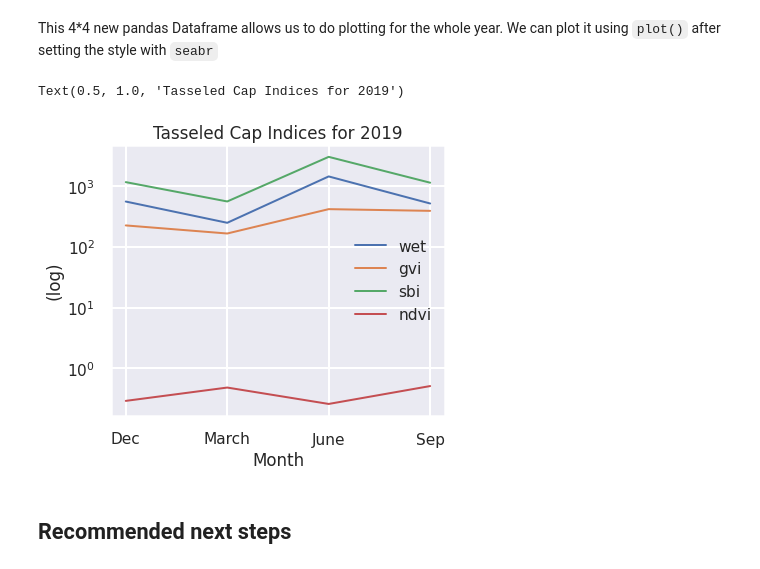
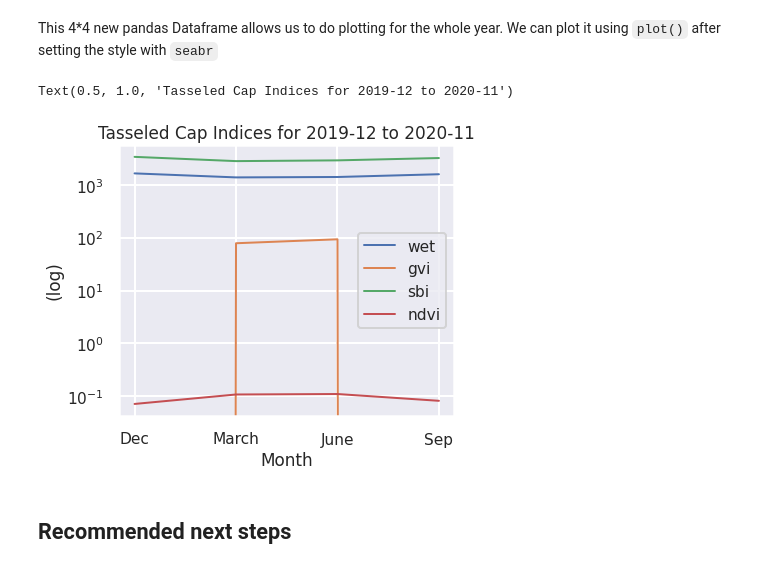
Before and after one commit to eo2cube/eo2cube_notebooks, a Jupyter notebook: get_started/intro_to_eo2cube/07_basic_analysis.ipynb, the cells around one changed output. Drawn from its saved outputs; the diff is of its cells as text; code cells hidden in the pictures.

Commit message:
add analysis for namibia

```diff
--- a/get_started/intro_to_eo2cube/07_basic_analysis.ipynb
+++ b/get_started/intro_to_eo2cube/07_basic_analysis.ipynb
@@ -117,6 +139,11 @@ Shape of the 3-layered array:  (3, 3174, 3366)
 # %%
-ax = plt.subplot(projection=ccrs.UTM('30N')) #set projection to pre-defined CRS
-da_rgb.plot.imshow(ax=ax, rgb='band', transform=ccrs.UTM('30N'), robust=True)
+# Namibia
+ax = plt.subplot(projection=ccrs.UTM('33S')) #set projection to pre-defined CRS; CRS can be checked using `aoi.crs`.
+da_rgb.plot.imshow(ax=ax, rgb='band', transform=ccrs.UTM('33S'), robust=True)
+
+# Burkina Faso
+#ax = plt.subplot(projection=ccrs.UTM('30N')) #set projection to pre-defined CRS
+#da_rgb.plot.imshow(ax=ax, rgb='band', transform=ccrs.UTM('30N'), robust=True)
 
 plt.show()
 # %% [output]
@@ -156,14 +183,21 @@ Tasseled cap transformation is a common method for vegetation analysis. It trans
 #NDVI
 ndvi = (ds_grp.nir - ds_grp.red)/(ds_grp.nir+ds_grp.red)
 
+# For Namibia and Bavaria
 # Tasseled Cap Wetness
 wet = 0.1509*ds_grp.blue + 0.1973*ds_grp.green + 0.3279*ds_grp.red + 0.3406*ds_grp.nir - 0.711211 - 0.457212
-
 # Tasseled Cap Green Vegetation
 gvi = -0.2848*ds_grp.blue-0.2435*ds_grp.green-0.5436*ds_grp.red + 0.7243*ds_grp.nir + 0.084011 - 0.180012
+# Tasseled Cap Soil Brightness
+sbi = 0.332*ds_grp.green + 0.603*ds_grp.red + 0.675*ds_grp.red_edge2 + 0.262*ds_grp.narrow_nir
 
+# For Burkina Faso (due to different naming of spectral bands)
+# Tasseled Cap Wetness
+#wet = 0.1509*ds_grp.blue + 0.1973*ds_grp.green + 0.3279*ds_grp.red + 0.3406*ds_grp.nir - 0.711211 - 0.457212
+# Tasseled Cap Green Vegetation
+#gvi = -0.2848*ds_grp.blue-0.2435*ds_grp.green-0.5436*ds_grp.red + 0.7243*ds_grp.nir + 0.084011 - 0.180012
 # Tasseled Cap Soil Brightness
-sbi = 0.332*ds_grp.green + 0.603*ds_grp.red + 0.675*ds_grp.veg6 + 0.262*ds_grp.narrow_nir
+#sbi = 0.332*ds_grp.green + 0.603*ds_grp.red + 0.675*ds_grp.veg6 + 0.262*ds_grp.narrow_nir
 # %% [markdown]
 After calculating the indices, we can put them into our dataset using `assign()` function.
 
@@ -233,6 +247,7 @@ After cliping the area, we can perform some basic analysis using our Tasseled ca
 
 ***Tip: sns.set(font_scale) is a function from seaborn library to scale all texts with a single factor.***
 # %%
+ds_input = ds_grp # Define the dataset to be plotted
 mylist = ["DJF", "MAM", "JJA", "SON"] #arrange seasons into our list
 c = ['viridis','YlGn','gnuplot2','RdYlGn'] #the list of color maps
 
@@ -240,10 +255,10 @@ sns.set(font_scale=1.5) #scale the texts in plot to 1.5
 fig, axes = plt.subplots(nrows=4, ncols=4, figsize=(20,20)) #plot subplots
 
 for i, sea in enumerate(mylist):
-    ds_clip['wet'].sel(season=sea).plot(ax=axes[0,i], vmin=wet.min(), vmax=wet.max(), cmap=c[0], robust=True)
-    ds_clip['gvi'].sel(season=sea).plot(ax=axes[1,i], vmin=gvi.min(), vmax=gvi.max(), cmap=c[1], robust=True)
-    ds_clip['sbi'].sel(season=sea).plot(ax=axes[2,i], vmin=sbi.min(), vmax=sbi.max(), cmap=c[2], robust=True)
-    ds_clip['ndvi'].sel(season=sea).plot(ax=axes[3,i], vmin=ndvi.min(), vmax=ndvi.max(), cmap=c[3], robust=True)
+    ds_input['wet'].sel(season=sea).plot(ax=axes[0,i], vmin=wet.min(), vmax=wet.max(), cmap=c[0], robust=True)
+    ds_input['gvi'].sel(season=sea).plot(ax=axes[1,i], vmin=gvi.min(), vmax=gvi.max(), cmap=c[1], robust=True)
+    ds_input['sbi'].sel(season=sea).plot(ax=axes[2,i], vmin=sbi.min(), vmax=sbi.max(), cmap=c[2], robust=True)
+    ds_input['ndvi'].sel(season=sea).plot(ax=axes[3,i], vmin=ndvi.min(), vmax=ndvi.max(), cmap=c[3], robust=True)
 
 for i, ax in enumerate(axes.flatten()):
     ax.set_title(mylist[i%4]) #plot subtitles
@@ -256,5 +271,5 @@ for ax in axes.flat:
 
 plt.axis("off") #remove all axis
 plt.tight_layout() #adjust excessive padding
-fig.suptitle('Seasonal Median 2019', fontsize=28, y=1.02) #main plot title
+fig.suptitle('Seasonal Median 2019 ~ 2020', fontsize=28, y=1.02) #main plot title
 # %% [output]
@@ -276,0 +295,6 @@ def zonal(df):
+# %%
+df_all = pd.DataFrame()
+for i in ["wet", 'gvi', 'sbi', 'ndvi']:
+    df_new = ds_grp[i].median(axis=(1,2)).to_dataframe().drop(columns=['spatial_ref'])
+    df_all = pd.concat([df_all, df_new], axis=1)
+df_all
@@ -291,20 +312,20 @@ This 4*4 new pandas Dataframe allows us to do plotting for the whole year. We ca
 # %%
 # define figure style
 sns.set_style('darkgrid')
 sns.set_context("poster", font_scale = .7)
 
 # plot
-ax = df_new.plot(figsize=[6,5], linewidth=2)
+ax = df_all.plot(figsize=[6,5], linewidth=2)
 
 # layout
 ax.set_yscale('log')
 plt.ylabel("(log)")
 plt.xlabel("Month")
 plt.xticks([0, 1, 2, 3], ['Dec', 'March', 'June', 'Sep'])
-plt.title("Tasseled Cap Indices for 2019")
+plt.title("Tasseled Cap Indices for 2019-12 to 2020-11")
 # %% [output]
-Text(0.5, 1.0, 'Tasseled Cap Indices for 2019')
+Text(0.5, 1.0, 'Tasseled Cap Indices for 2019-12 to 2020-11')
-[figure, old version]
+[figure, new version]
 # %% [markdown]
 ## Recommended next steps
 # %% [markdown]
```
Also changed, not shown: parts of 15 cells of this notebook.
